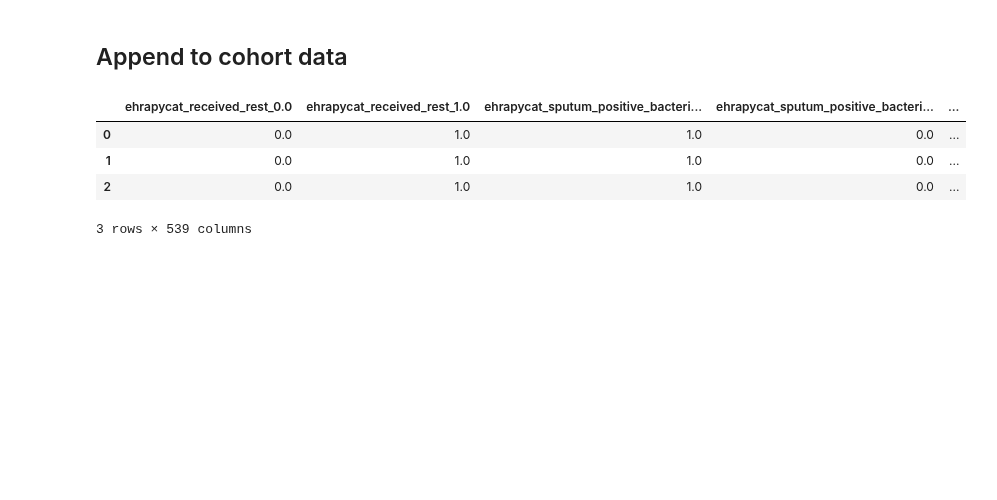
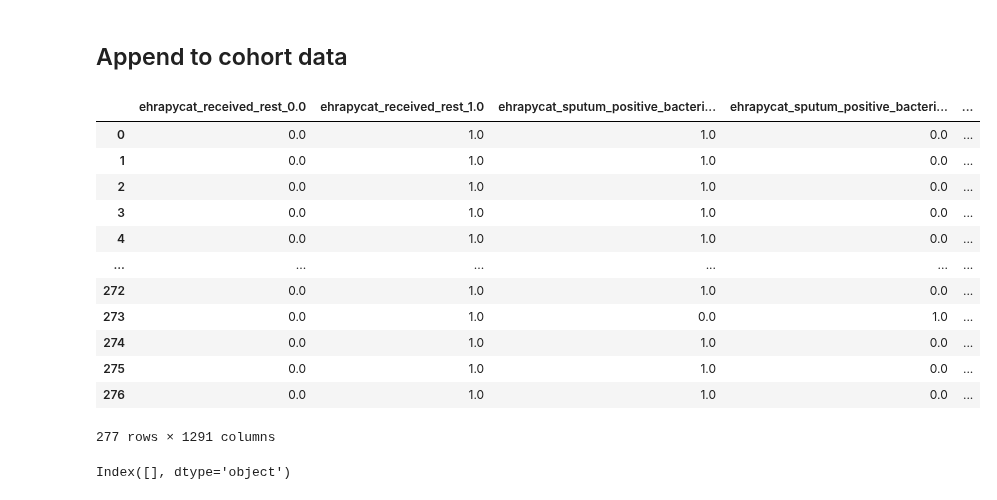
Before and after one commit to theislab/ehrapy-reproducibility, a Jupyter notebook: Figure_5/causal_feature_eng.ipynb, the cells around one changed output. Drawn from its saved outputs; the diff is of its cells as text; code cells hidden in the pictures; blank space fills up the shorter version.

```diff
--- a/Figure_5/causal_feature_eng.ipynb
+++ b/Figure_5/causal_feature_eng.ipynb
@@ -19,7 +19,7 @@ np.set_printoptions(precision=3, suppress=True)
 np.random.seed(0)
 # %%
 from drugbankpy import DrugBankConnector
-dbc = DrugBankConnector("./drugbank_all_full_database.xml.zip")
+dbc = DrugBankConnector("../drugbank_all_full_database.xml.zip")
 # %%
 dbc.find_drug("hydrocortisonesodiumsuccinate", exact=False, fuzzy_threshold=70, return_best=True)
 # %% [output]
@@ -82,7 +82,7 @@ drugs.cleaned_names
 228460    Xenon Xe-129
 Name: cleaned_names, Length: 228461, dtype: object
 # %%
-adata = ep.io.read_h5ad("./adata_pneumonia.h5ad")
+adata = ep.io.read_h5ad("../adata_pneumonia.h5ad")
 adata_df = adata.to_df()
 adata_df = pd.DataFrame(adata.layers["original_imputed"], columns=adata_df.columns)
 obs = pd.DataFrame(adata.obs).reset_index()
@@ -211,7 +211,7 @@ plt.show()
 results = []
 featurised = pd.DataFrame()
 
-for term in term_counts.query("count >= 10").term:
+for term in term_counts.query("count >= 1").term:
 
     drugnames = cat_membership.query(f"`{term}` == 1").index
     filtered_df = col_drug_matches[col_drug_matches["alias_name"].isin(drugnames)]
@@ -271,18 +267,42 @@ featurised
 # %% [markdown]
 ## Append to cohort data
 # %%
-adata = ep.io.read_h5ad("./adata_pneumonia.h5ad")
+adata = ep.io.read_h5ad("../adata_pneumonia.h5ad")
 adata_df = adata.to_df()
 adata_df = pd.DataFrame(adata.layers["original_imputed"], columns=adata_df.columns)
 
 obs = pd.DataFrame(adata.obs).reset_index()
 
 adata_df = pd.concat([adata_df, obs, featurised], axis=1)
-adata_df.to_csv("./adata_pneumonia_drugcats_added.csv", index=False, sep=";")
-adata_df.head(3)
+adata_df.columns = adata_df.columns.str.replace(' ', '_')
+adata_df.columns = adata_df.columns.str.replace('(', '')
+adata_df.columns = adata_df.columns.str.replace(')', '')
+adata_df.columns = adata_df.columns.str.replace('-', '_')
+
+for col in adata_df.columns:
+    try:
+        adata_df[col] = adata_df[col].astype(float)
+    except ValueError:
+        del adata_df[col]
+
+
+adata_df.to_csv("./adata_pneumonia_drugcats_added.csv", index=False, sep="\t")
+adata_df
 # %% [output]
 |  | ehrapycat_received_rest_0.0 | ehrapycat_received_rest_1.0 | ehrapycat_sputum_positive_bacteri... | ehrapycat_sputum_positive_bacteri... | ... |
 | 0 | 0.0 | 1.0 | 1.0 | 0.0 | ... |
 | 1 | 0.0 | 1.0 | 1.0 | 0.0 | ... |
 | 2 | 0.0 | 1.0 | 1.0 | 0.0 | ... |
+| 3 | 0.0 | 1.0 | 1.0 | 0.0 | ... |
+| 4 | 0.0 | 1.0 | 1.0 | 0.0 | ... |
+| ... | ... | ... | ... | ... | ... |
+| 272 | 0.0 | 1.0 | 1.0 | 0.0 | ... |
+| 273 | 0.0 | 1.0 | 0.0 | 1.0 | ... |
+| 274 | 0.0 | 1.0 | 1.0 | 0.0 | ... |
+| 275 | 0.0 | 1.0 | 1.0 | 0.0 | ... |
+| 276 | 0.0 | 1.0 | 1.0 | 0.0 | ... |
-3 rows × 539 columns
+277 rows × 1291 columns
+# %%
+adata_df.filter(like='euco', axis=1).columns
+# %% [output]
+Index([], dtype='object')
```
Also changed, not shown: parts of 3 cells of this notebook, 1 other file.
